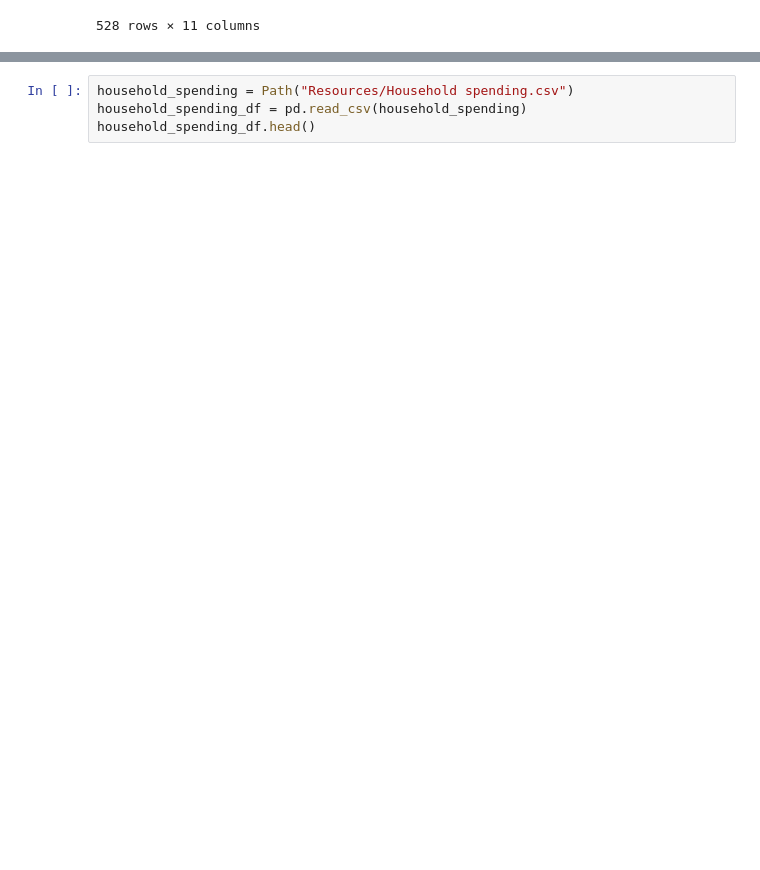
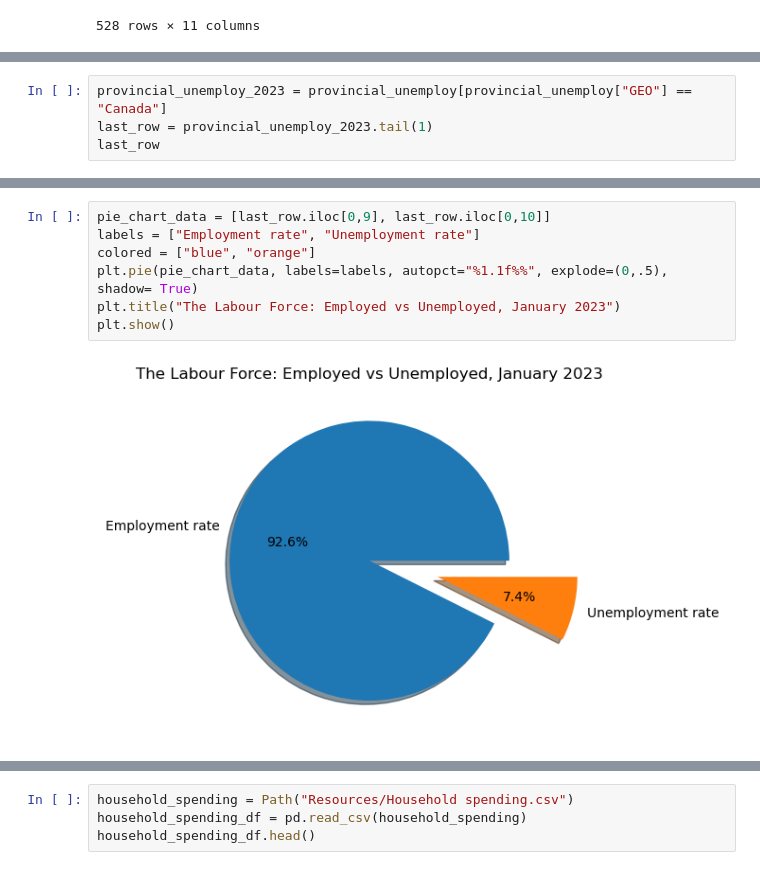
Before and after one commit to Cadeem-M/Project-1-Unemployment, a Jupyter notebook: analysis.ipynb, the cells around one changed output, grey strips where cells are left out. Drawn from its saved outputs; the diff is of its cells as text; blank space fills up the shorter version.

```diff
--- a/analysis.ipynb
+++ b/analysis.ipynb
@@ -112,0 +111,4 @@ provincial_unemploy
+# %%
+provincial_unemploy_2023 = provincial_unemploy[provincial_unemploy["GEO"] == "Canada"]
+last_row = provincial_unemploy_2023.tail(1)
+last_row
@@ -112,0 +118,9 @@ provincial_unemploy
+# %%
+pie_chart_data = [last_row.iloc[0,9], last_row.iloc[0,10]]
+labels = ["Employment rate", "Unemployment rate"]
+colored = ["blue", "orange"]
+plt.pie(pie_chart_data, labels=labels, autopct="%1.1f%%", explode=(0,.5), shadow= True)
+plt.title("The Labour Force: Employed vs Unemployed, January 2023")
+plt.show()
+# %% [output]
+[figure, added]
```
Also changed, not shown: parts of 42 cells of this notebook, 1 other file.
